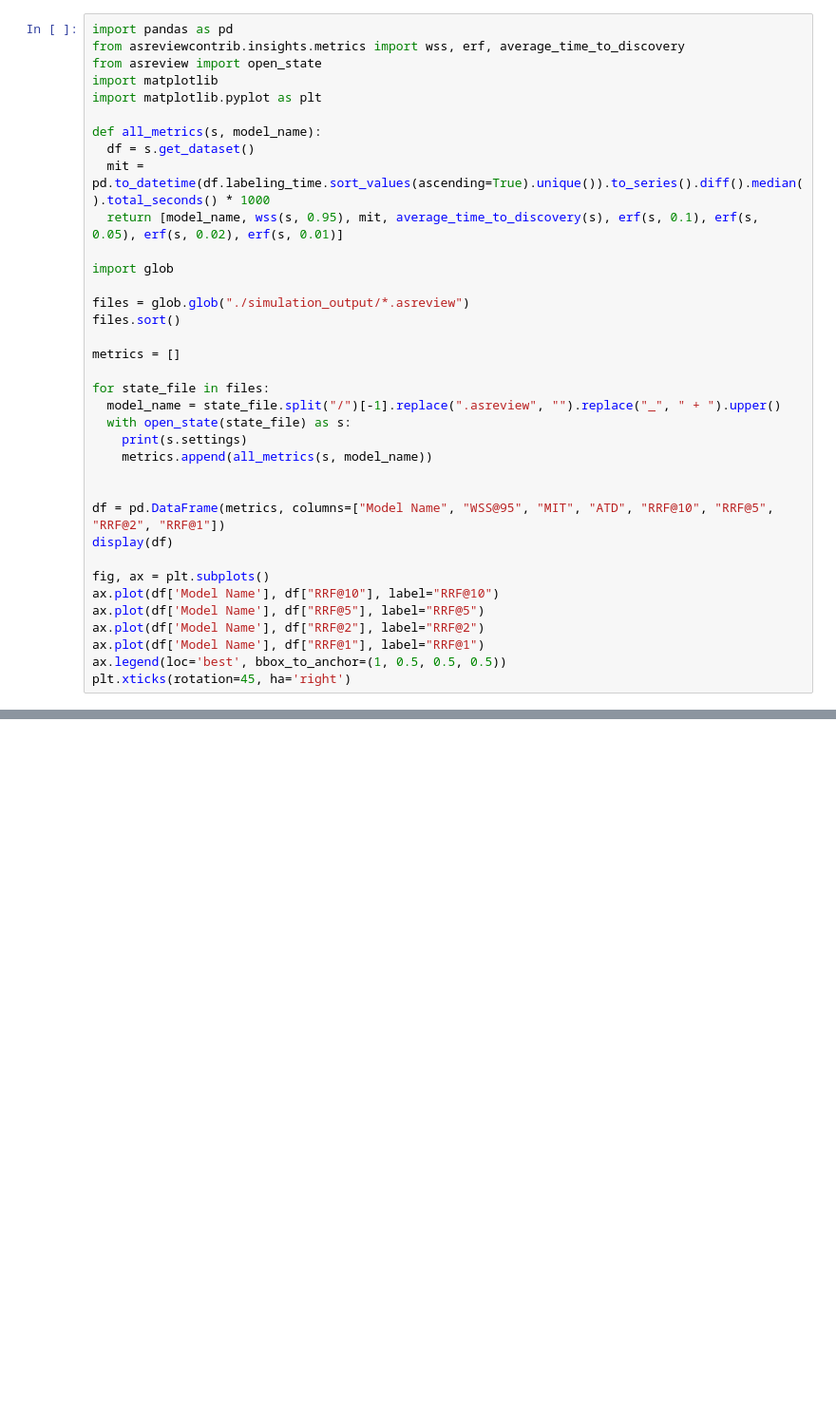
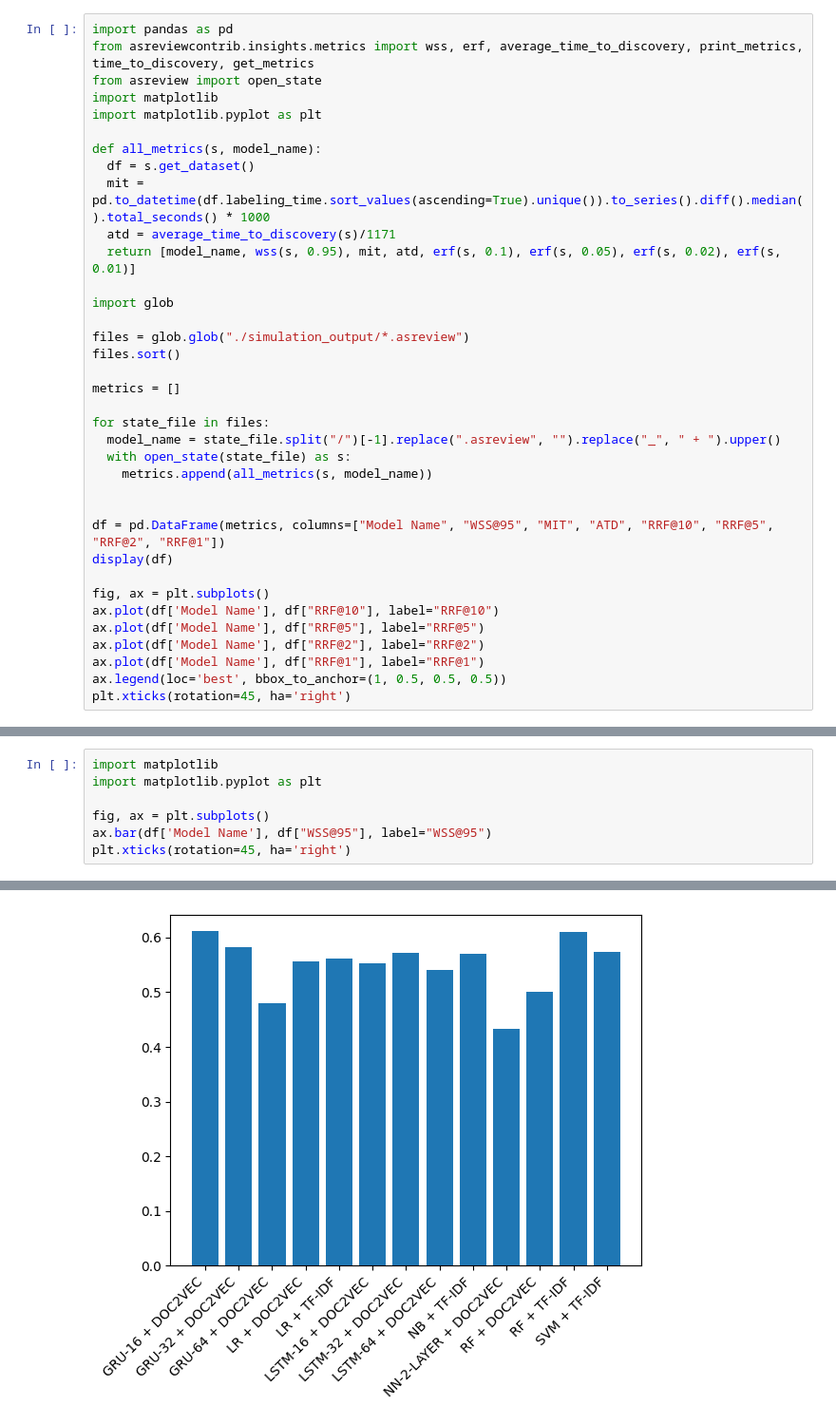
Before and after one commit to JahnsMichael/IR-ASReview, a Jupyter notebook: analysis.ipynb, the cells around one changed output, grey strips where cells are left out. Shown at 95% size. Cells and saved outputs as stored; diff of their text form; blank space fills up the shorter version.

```diff
--- a/analysis.ipynb
+++ b/analysis.ipynb
@@ -125,6 +122,6 @@ df
 # %%
 import pandas as pd
-from asreviewcontrib.insights.metrics import wss, erf, average_time_to_discovery
+from asreviewcontrib.insights.metrics import wss, erf, average_time_to_discovery, print_metrics, time_to_discovery, get_metrics
 from asreview import open_state
 import matplotlib
 import matplotlib.pyplot as plt
@@ -132,7 +129,8 @@ import matplotlib.pyplot as plt
 def all_metrics(s, model_name):
   df = s.get_dataset()
   mit = pd.to_datetime(df.labeling_time.sort_values(ascending=True).unique()).to_series().diff().median().total_seconds() * 1000
-  return [model_name, wss(s, 0.95), mit, average_time_to_discovery(s), erf(s, 0.1), erf(s, 0.05), erf(s, 0.02), erf(s, 0.01)]
+  atd = average_time_to_discovery(s)/1171
+  return [model_name, wss(s, 0.95), mit, atd, erf(s, 0.1), erf(s, 0.05), erf(s, 0.02), erf(s, 0.01)]
 
 import glob
 
@@ -144,7 +142,6 @@ metrics = []
 for state_file in files:
   model_name = state_file.split("/")[-1].replace(".asreview", "").replace("_", " + ").upper()
   with open_state(state_file) as s:
-    print(s.settings)
     metrics.append(all_metrics(s, model_name))
 
 
@@ -207 +187,9 @@ balance_param     : {'a': 2.155, 'alpha': 0.94, 'b': 0.789, 'beta': 1.0}
 [figure]
+# %%
+import matplotlib
+import matplotlib.pyplot as plt
+
+fig, ax = plt.subplots()
+ax.bar(df['Model Name'], df["WSS@95"], label="WSS@95")
+plt.xticks(rotation=45, ha='right')
+# %% [output]
@@ -207,0 +210 @@ balance_param     : {'a': 2.155, 'alpha': 0.94, 'b': 0.789, 'beta': 1.0}
+[figure, added]
```
Also changed, not shown: parts of 7 cells of this notebook, 1 other file.
